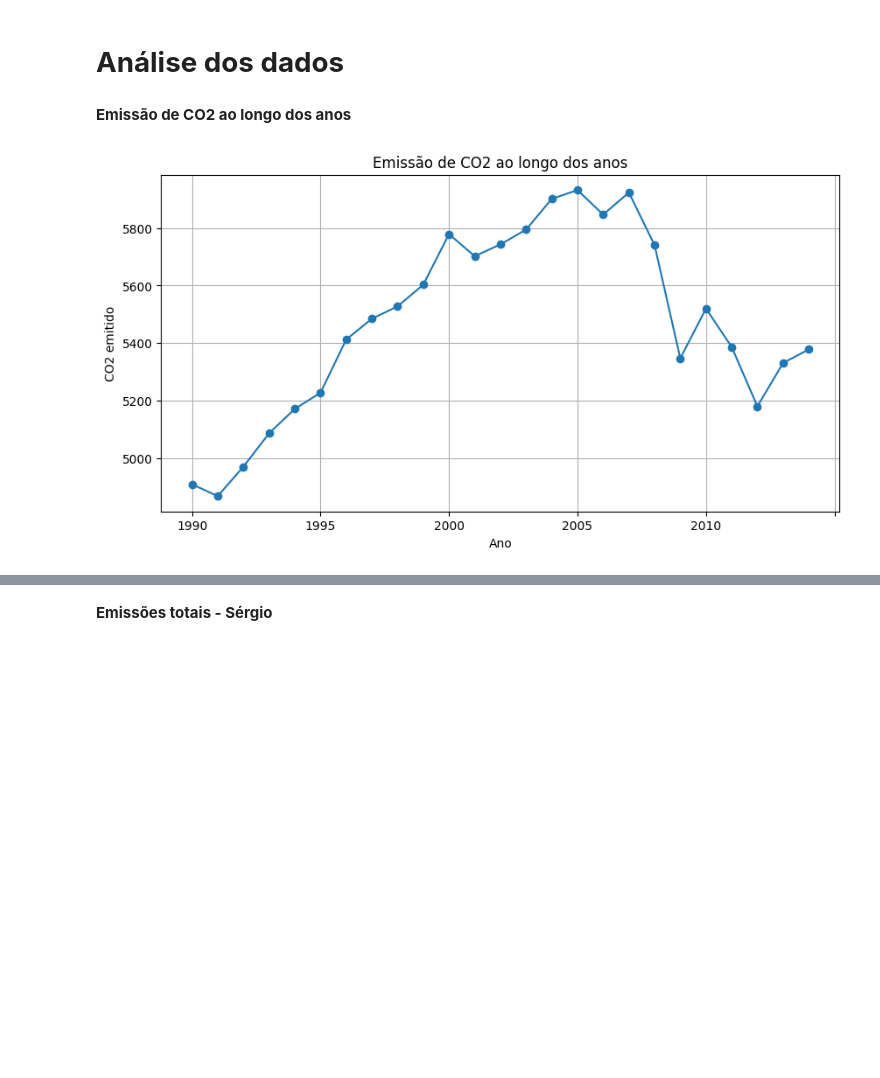
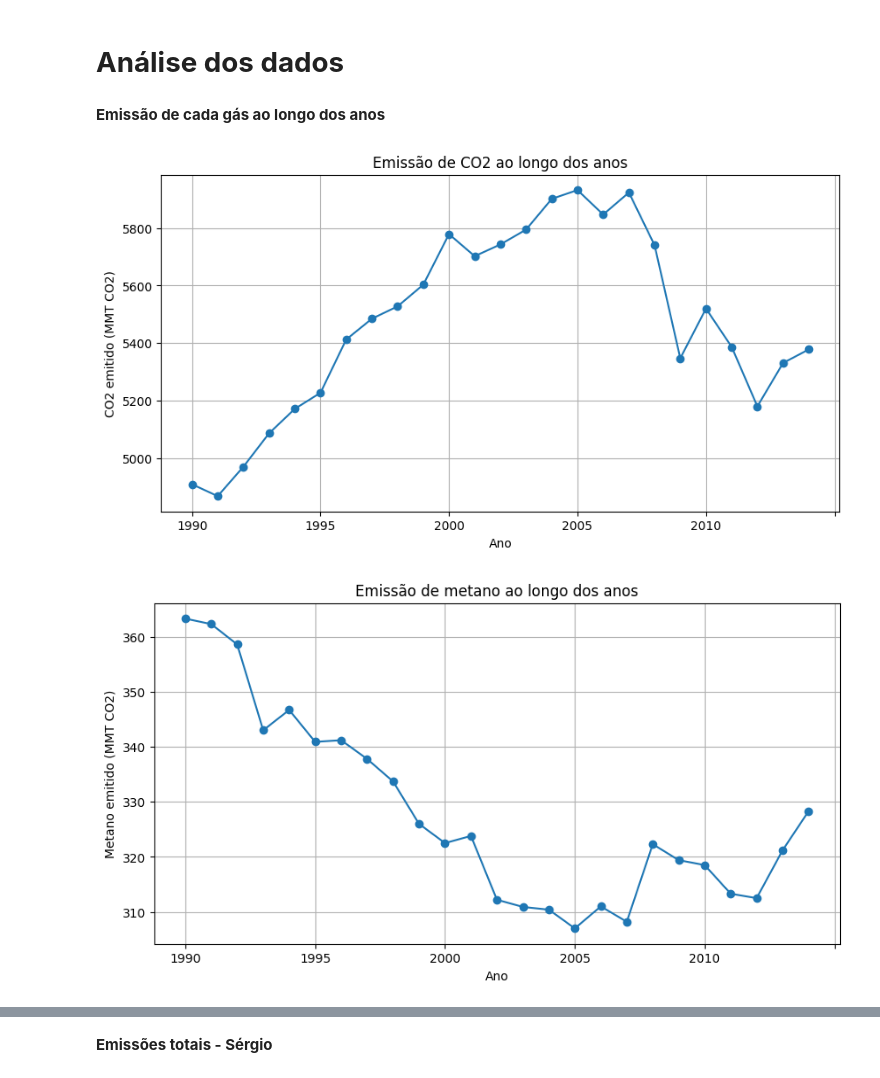
Before and after one commit to AldoSilva07/Grupo-4---M-dulo-de-Python, a Jupyter notebook: Código_Grupo_4.ipynb, the cells around one changed output, grey strips where cells are left out. Drawn from its saved outputs; the diff is of its cells as text; code cells hidden in the pictures; blank space fills up the shorter version.

```diff
--- a/Código_Grupo_4.ipynb
+++ b/Código_Grupo_4.ipynb
@@ -11,9 +11,9 @@ import matplotlib.pyplot as plt
 # %%
 from google.colab import files
 
-uploaded = files.upload()
+#Fazer importação do Github
 
-df = pd.read_csv("Table 3-1.csv") #Fazer importação do Github
+df = pd.read_csv("https://raw.githubusercontent.com/AldoSilva07/Grupo-4---M-dulo-de-Python/refs/heads/main/Table%203-1.csv")
 
 # Tratamento dos dados
 
@@ -40,4 +40,5 @@ df_clean = df_clean.apply(pd.to_numeric, errors='coerce')  # Converte para numé
 display(df_clean)
 
 #print(df_clean.dtypes)  # Verifica os tipos das colunas
+#print(df.columns)  # Ver quais colunas existem
 # %% [output]
@@ -65,12 +72,25 @@ Saving Table 3-1.csv to Table 3-1 (49).csv
 # %% [markdown]
 # **Análise dos dados**
 # %% [markdown]
-**Emissão de CO2 ao longo dos anos**
+**Emissão de cada gás ao longo dos anos**
 # %%
 df_clean.loc["CO2"].plot(figsize=(10,5), marker='o', title="Emissão de CO2 ao longo dos anos")
 plt.xlabel("Ano")
-plt.ylabel("CO2 emitido")
+plt.ylabel("CO2 emitido (MMT CO2)")
 plt.grid()
 plt.show()
+
+df_clean.loc["CH4"].plot(figsize=(10,5), marker='o', title="Emissão de metano ao longo dos anos")
+plt.xlabel("Ano")
+plt.ylabel("Metano emitido (MMT CO2)")
+plt.grid()
+plt.show()
+
+df_clean.loc["N2O"].plot(figsize=(10,5), marker='o', title="Emissão de N2O ao longo dos anos")
+plt.xlabel("Ano")
+plt.ylabel("N2O emitido (MMT CO2)")
+plt.grid()
+plt.show()
 # %% [output]
-[figure, old version]
+[figure, new version]
+[figure, added]
```
Also changed, not shown: parts of 6 cells of this notebook.
